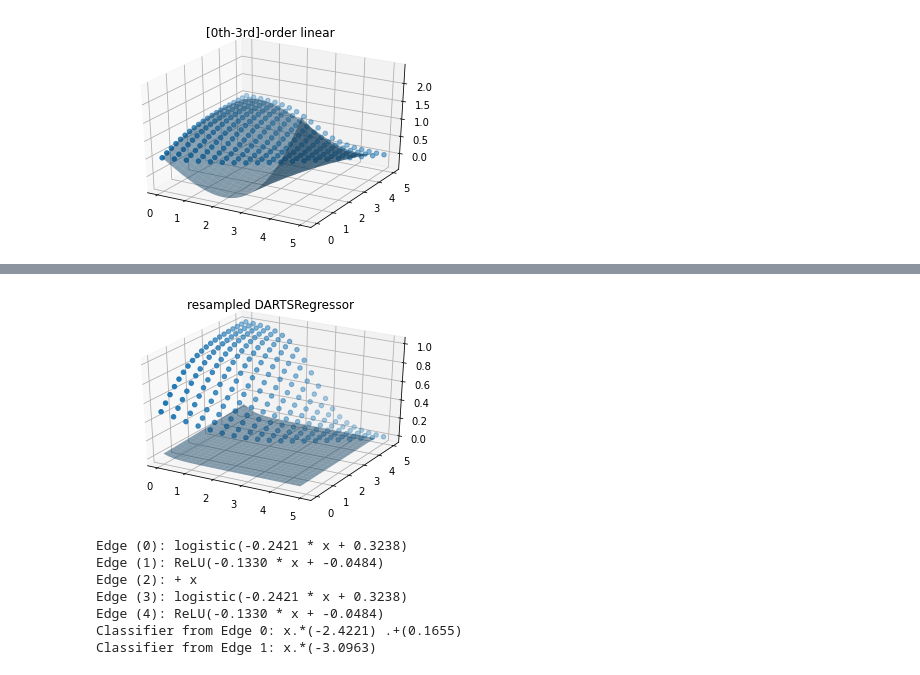
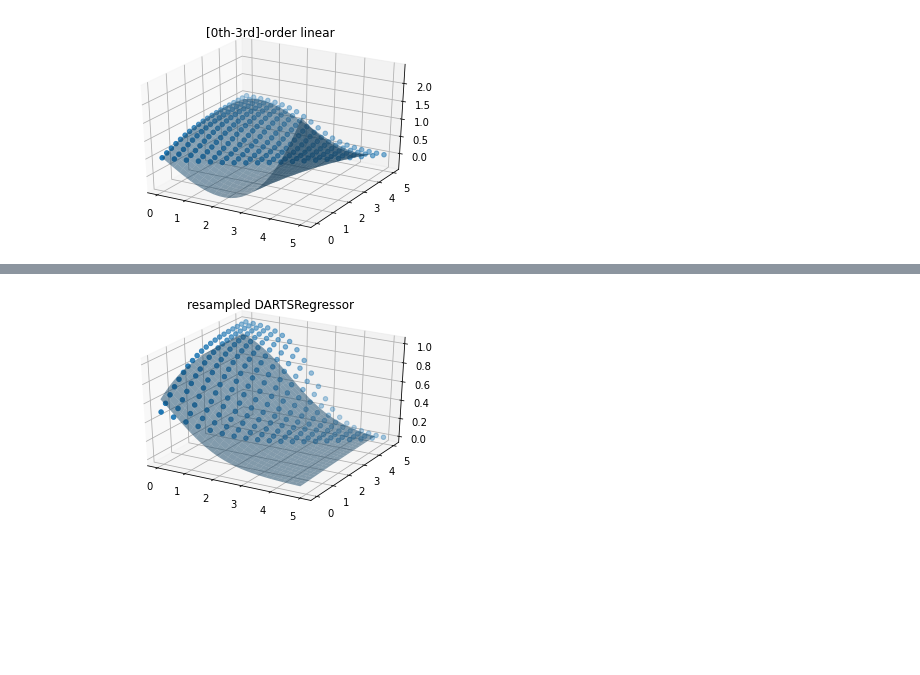
Before and after one commit to AutoResearch/autora, a Jupyter notebook: example/sklearn/darts/weber.ipynb, the cells around one changed output, grey strips where cells are left out. Cells and saved outputs as stored; diff of their text form; code cells hidden in the pictures; blank space fills up the shorter version.

```diff
--- a/example/sklearn/darts/weber.ipynb
+++ b/example/sklearn/darts/weber.ipynb
@@ -89,11 +89,16 @@ show_results(estimator=polynomial_estimator, label="[0th-3rd]-order linear")
 # %%
 darts_estimator_tuned = DARTSRegressor(
     batch_size=64,
-    arch_updates_per_epoch=1,
-    param_updates_per_epoch=500,
+    arch_updates_per_epoch=100,
+    param_updates_per_epoch=100,
     max_epochs=30,
     output_type=ValueType.PROBABILITY,
-    num_graph_nodes=2,
+    num_graph_nodes=5,
+    primitives=[
+        "none",
+        "linear",
+        "logistic",
+        ]
 )
 
 darts_estimator_tuned.fit(X, y)
@@ -112,15 +110,14 @@ Classifier from Edge 1: x.*(-3.1704)
 [drawing not drawn]
 # %%
-darts_estimator_tuned.resample_model(sampling_strategy="sample")
+darts_estimator_tuned.set_params(
+    arch_updates_per_epoch=0,
+    param_updates_per_epoch=1000,
+    sampling_strategy="sample",
+    max_epochs=1
+)
+darts_estimator_tuned.fit(X, y)
 show_results(estimator=darts_estimator_tuned, label="resampled DARTSRegressor")
 darts_estimator_tuned.visualize_model()
 # %% [output]
-[figure, old version]
+[figure, new version]
-Edge (0): logistic(-0.2421 * x + 0.3238)
-Edge (1): ReLU(-0.1330 * x + -0.0484)
-Edge (2): + x
-Edge (3): logistic(-0.2421 * x + 0.3238)
-Edge (4): ReLU(-0.1330 * x + -0.0484)
-Classifier from Edge 0: x.*(-2.4221) .+(0.1655)
-Classifier from Edge 1: x.*(-3.0963)
 [drawing not drawn]
```
Also changed, not shown: parts of 2 cells of this notebook.
